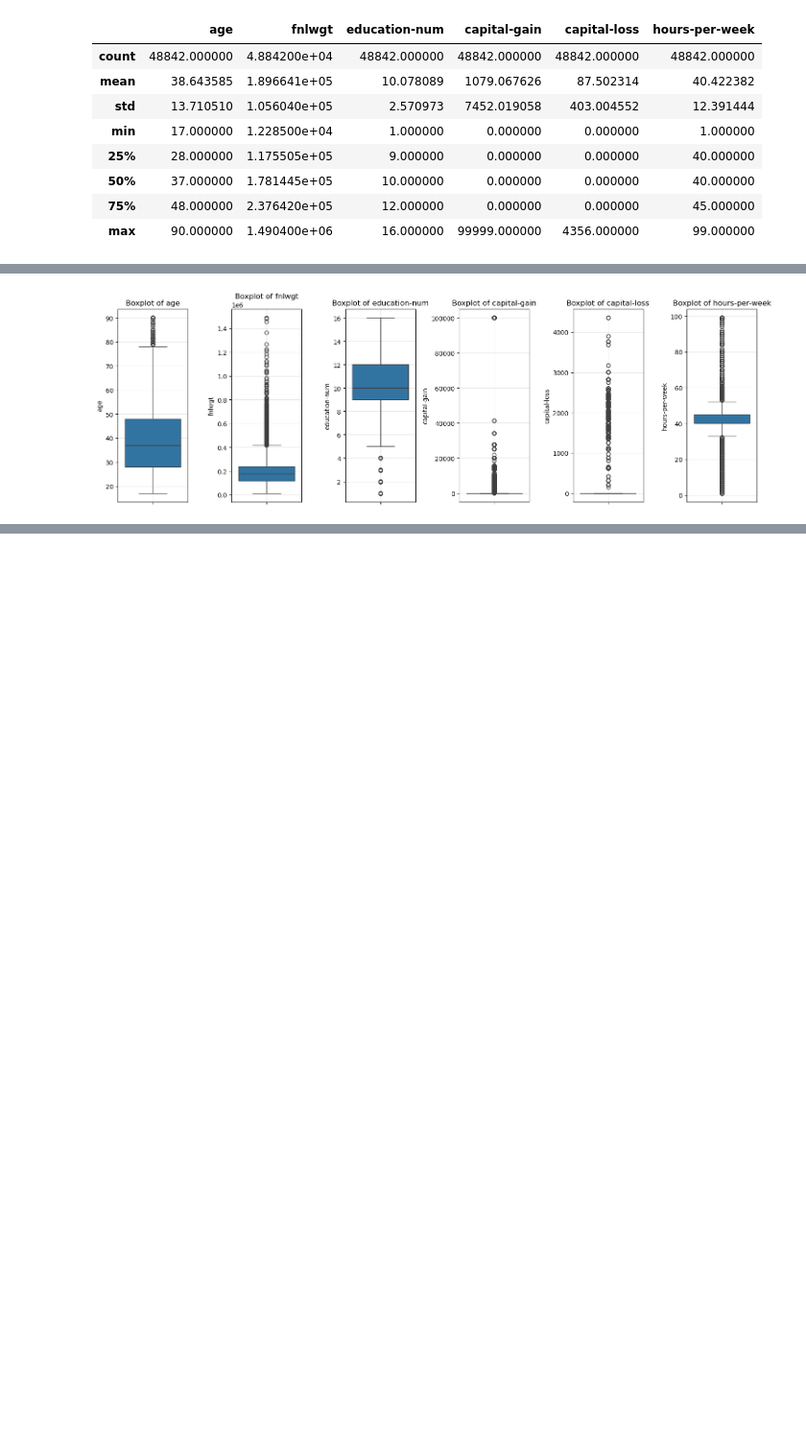
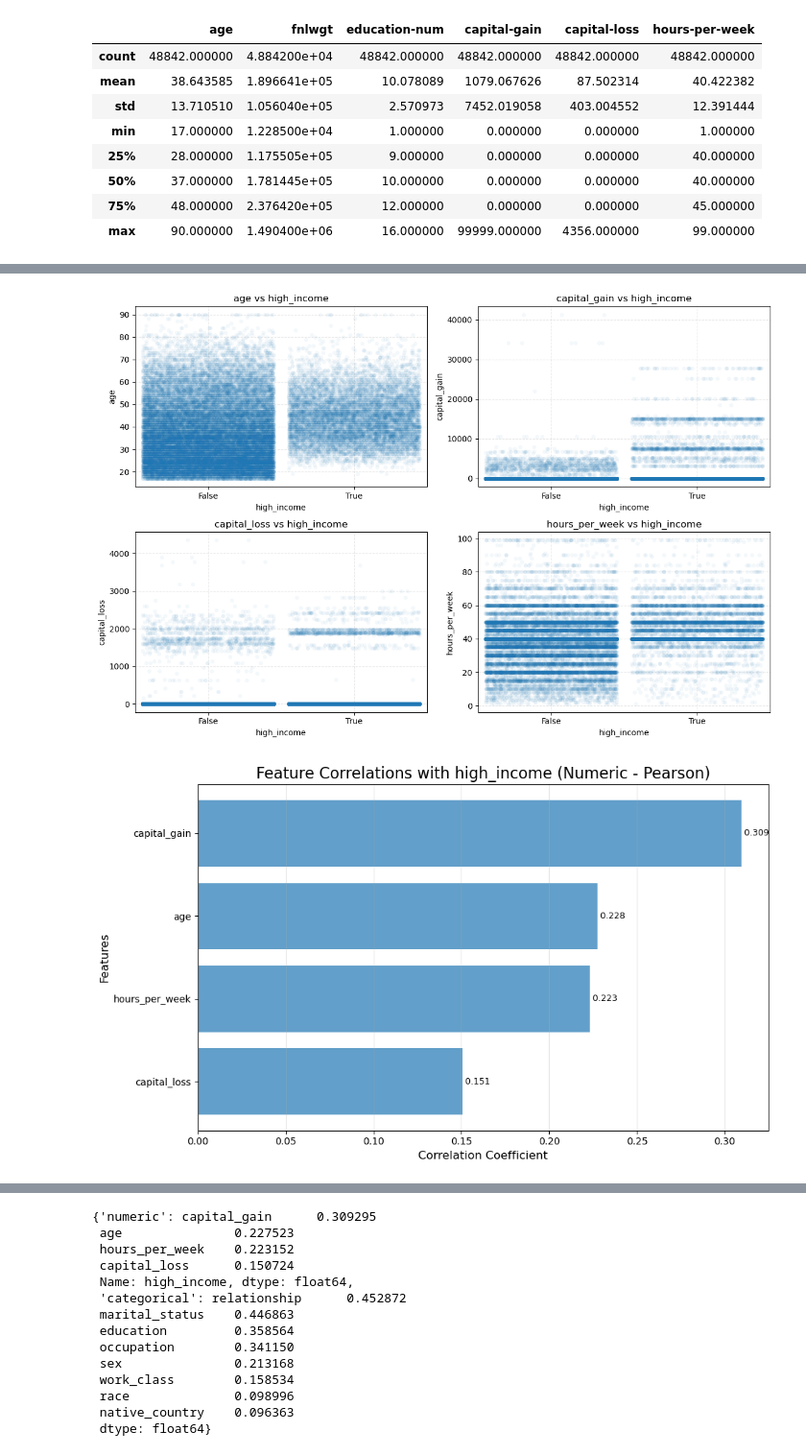
Before and after one commit to caitpj/d100_d400_income_predict, a Jupyter notebook: eda_cleaning.ipynb, the cells around one changed output, grey strips where cells are left out. Shown at 96% size. Drawn from its saved outputs; the diff is of its cells as text; code cells hidden in the pictures; blank space fills up the shorter version.

```diff
--- a/eda_cleaning.ipynb
+++ b/eda_cleaning.ipynb
@@ -143,22 +146,6 @@ plotting.plot_numeric_distributions(df_clean, numeric_cols[:])
-# %%
- numeric_cols = df_raw.select_dtypes(include=[np.number]).columns
-
-if len(numeric_cols) == 0:
-    print("No numeric columns found to visualize.")
-
-n_cols = len(numeric_cols)
-
-# Create figure
-figsize = (15, 5)
-plt.figure(figsize=figsize)
-
-for i, col in enumerate(numeric_cols, 1):
-    plt.subplot(1, n_cols, i)
-    sns.boxplot(y=df_raw[col])
-    plt.title(f'Boxplot of {col}')
-    plt.grid(True, alpha=0.3)
-
-plt.tight_layout()
-plt.show()
-# %% [output]
-[figure, removed]
+# %%
+#4. How do specific features correlate with the target variable?
+preprocessing.get_feature_correlations(df_clean, 'high_income')
+# %% [output]
+[figure, added]
+[figure, added]
@@ -164,0 +154,14 @@ plt.show()
+{'numeric': capital_gain      0.309295
+ age               0.227523
+ hours_per_week    0.223152
+ capital_loss      0.150724
+ Name: high_income, dtype: float64,
+ 'categorical': relationship      0.452872
+ marital_status    0.446863
+ education         0.358564
+ occupation        0.341150
+ sex               0.213168
+ work_class        0.158534
+ race              0.098996
+ native_country    0.096363
+ dtype: float64}
```
Also changed, not shown: parts of 10 cells of this notebook, 7 other files.
